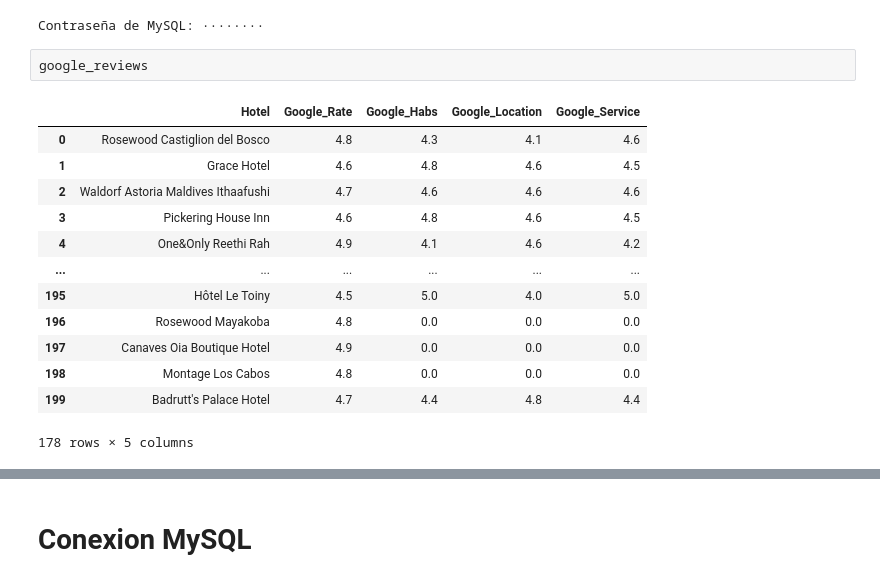
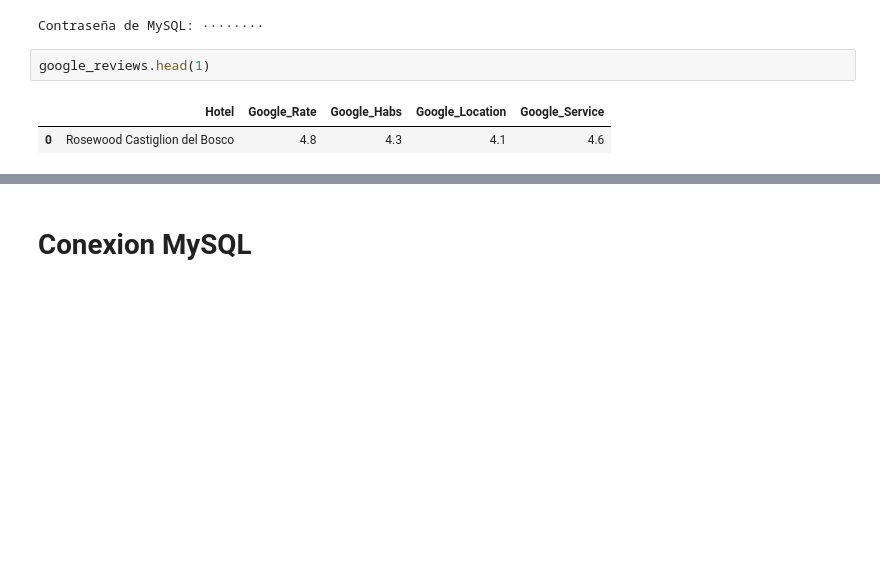
Before and after one commit to Belengasset/Project_Jan22_Hotels, a Jupyter notebook: Upload_BBDD.ipynb, the cells around one changed output, grey strips where cells are left out. Saved outputs shown, nothing was run; the diff lists cells and outputs as text; blank space fills up the shorter version.

```diff
--- a/Upload_BBDD.ipynb
+++ b/Upload_BBDD.ipynb
@@ -17,19 +17,8 @@ password = getpass("Password de MySQL: ")
 # %% [output]
 Contraseña de MySQL: ········
 # %%
-google_reviews
+google_reviews.head(1)
 # %% [output]
 |  | Hotel | Google_Rate | Google_Habs | Google_Location | Google_Service |
 | 0 | Rosewood Castiglion del Bosco | 4.8 | 4.3 | 4.1 | 4.6 |
-| 1 | Grace Hotel | 4.6 | 4.8 | 4.6 | 4.5 |
-| 2 | Waldorf Astoria Maldives Ithaafushi | 4.7 | 4.6 | 4.6 | 4.6 |
-| 3 | Pickering House Inn | 4.6 | 4.8 | 4.6 | 4.5 |
-| 4 | One&Only Reethi Rah | 4.9 | 4.1 | 4.6 | 4.2 |
-| ... | ... | ... | ... | ... | ... |
-| 195 | Hôtel Le Toiny | 4.5 | 5.0 | 4.0 | 5.0 |
-| 196 | Rosewood Mayakoba | 4.8 | 0.0 | 0.0 | 0.0 |
-| 197 | Canaves Oia Boutique Hotel | 4.9 | 0.0 | 0.0 | 0.0 |
-| 198 | Montage Los Cabos | 4.8 | 0.0 | 0.0 | 0.0 |
-| 199 | Badrutt's Palace Hotel | 4.7 | 4.4 | 4.8 | 4.4 |
-178 rows × 5 columns
 # %%
```
Also changed, not shown: parts of 16 cells of this notebook, 3 other files.
